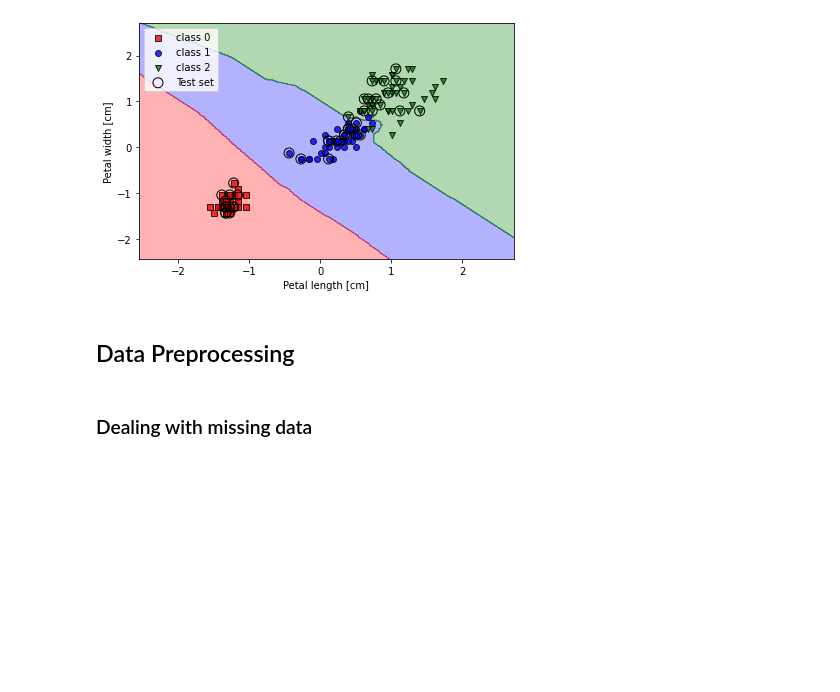
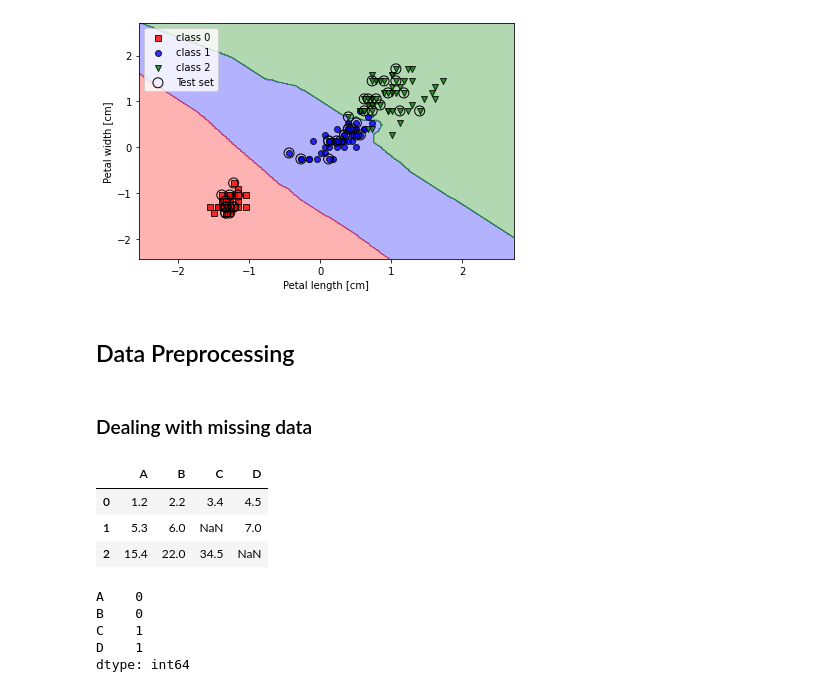
Before and after one commit to AimjGuytidy/pytorch-on, a Jupyter notebook: ml_pytorch.ipynb, the cells around one changed output. Drawn from its saved outputs; the diff is of its cells as text; code cells hidden in the pictures; blank space fills up the shorter version.

Commit message:
data preprocessing and brief intro to polars

```diff
--- a/ml_pytorch.ipynb
+++ b/ml_pytorch.ipynb
@@ -813,0 +816,22 @@ plt.show()
+# %%
+csv_data = \
+'''A,B,C,D
+1.2,2.2,3.4,4.5
+5.3,6,,7
+15.4,22,34.5,'''
+# %%
+df = pd.read_csv(StringIO(csv_data),on_bad_lines = "skip")
+df
+# %% [output]
+|  | A | B | C | D |
+| 0 | 1.2 | 2.2 | 3.4 | 4.5 |
+| 1 | 5.3 | 6.0 | NaN | 7.0 |
+| 2 | 15.4 | 22.0 | 34.5 | NaN |
+# %%
+df.isnull().sum()
+# %% [output]
+A    0
+B    0
+C    1
+D    1
+dtype: int64
```
Also changed, not shown: parts of 16 cells of this notebook.
